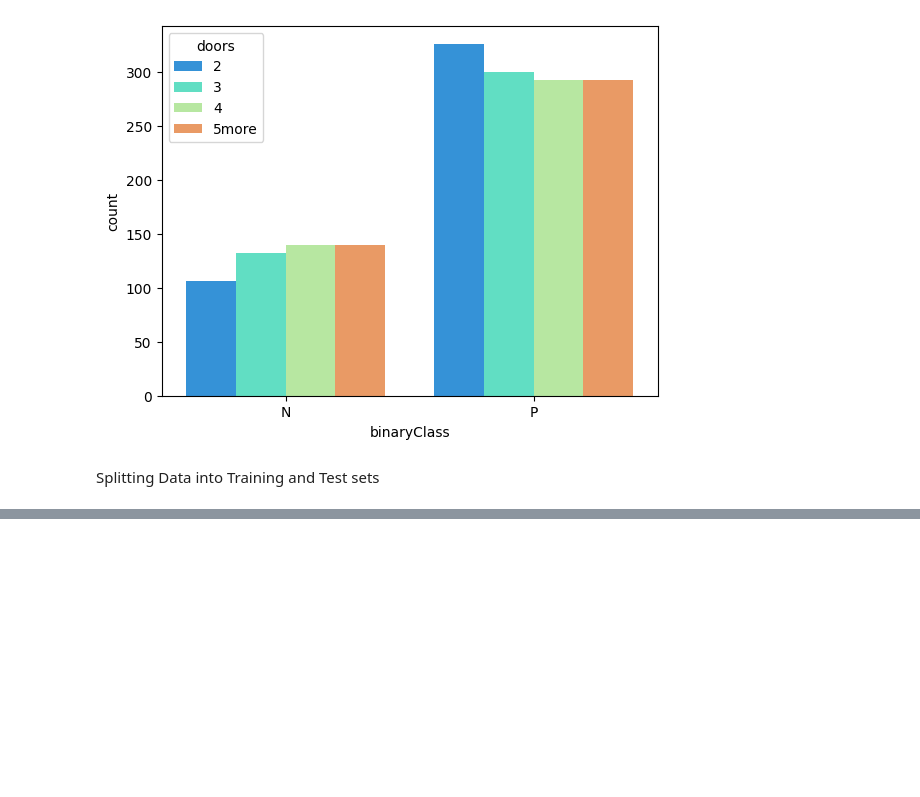
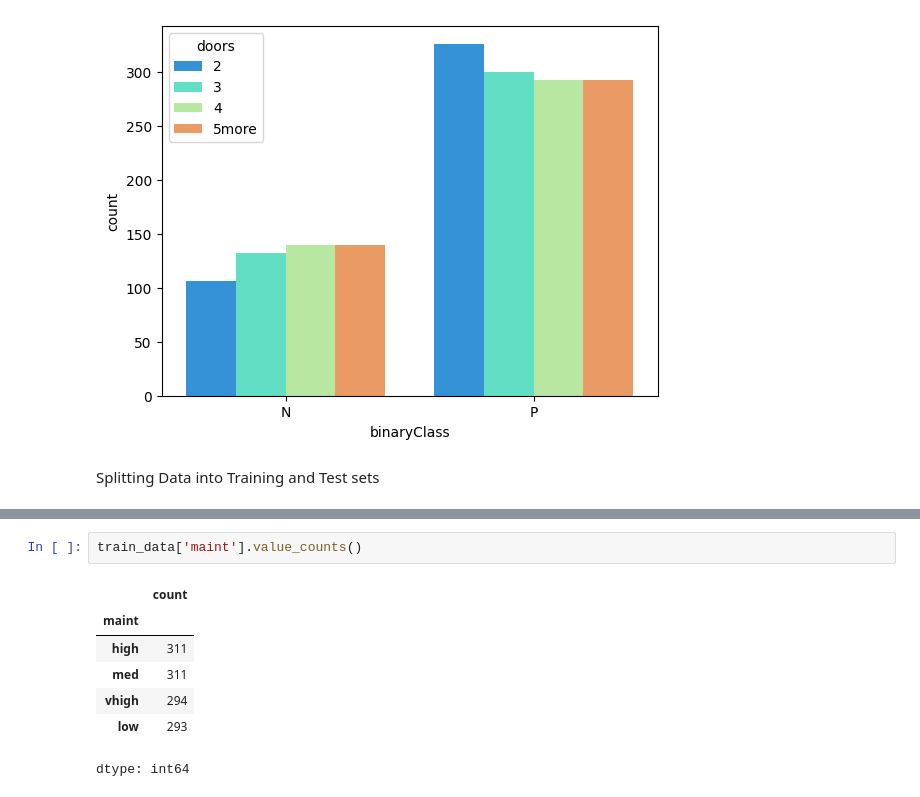
Before and after one commit to arshiya803/AIML-2303A51389, a Jupyter notebook: Lab08_AIML.ipynb, the cells around one changed output, grey strips where cells are left out. Drawn from its saved outputs; the diff is of its cells as text; blank space fills up the shorter version.

```diff
--- a/Lab08_AIML.ipynb
+++ b/Lab08_AIML.ipynb
@@ -114,0 +130,10 @@ The size of training data_is:      buying  maint  doors persons lug_boot safety
+# %%
+train_data['maint'].value_counts()
+# %% [output]
+|  | count |
+| maint |  |
+| high | 311 |
+| med | 311 |
+| vhigh | 294 |
+| low | 293 |
+dtype: int64
```
Also changed, not shown: parts of 7 cells of this notebook.
